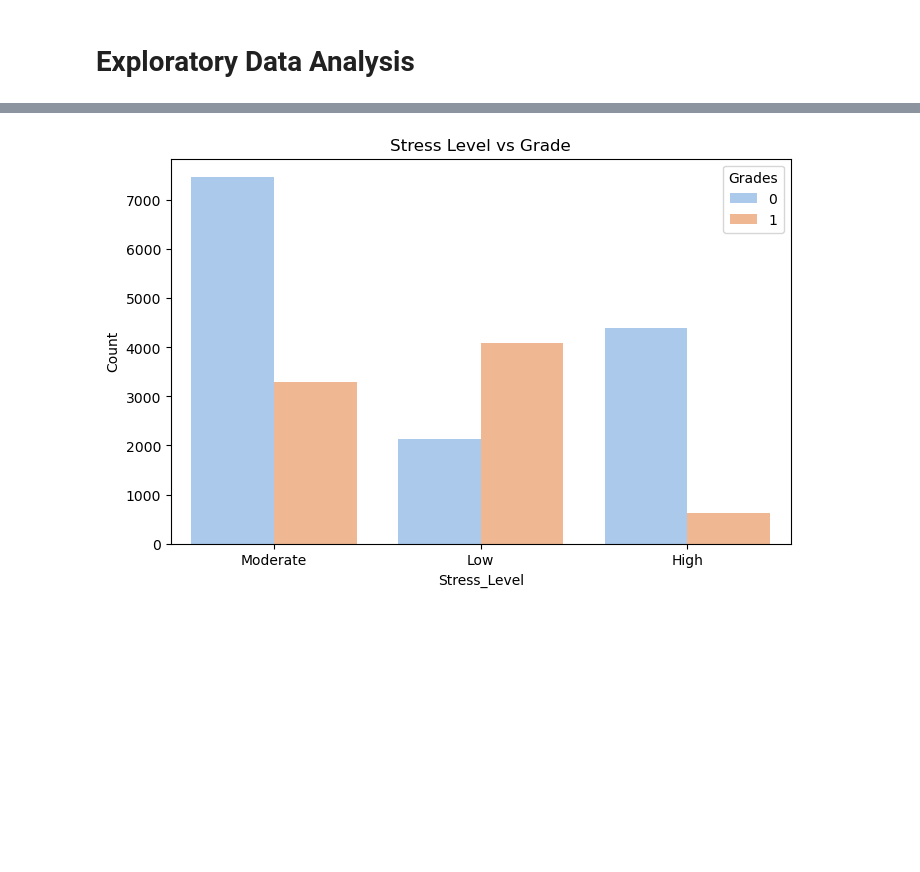
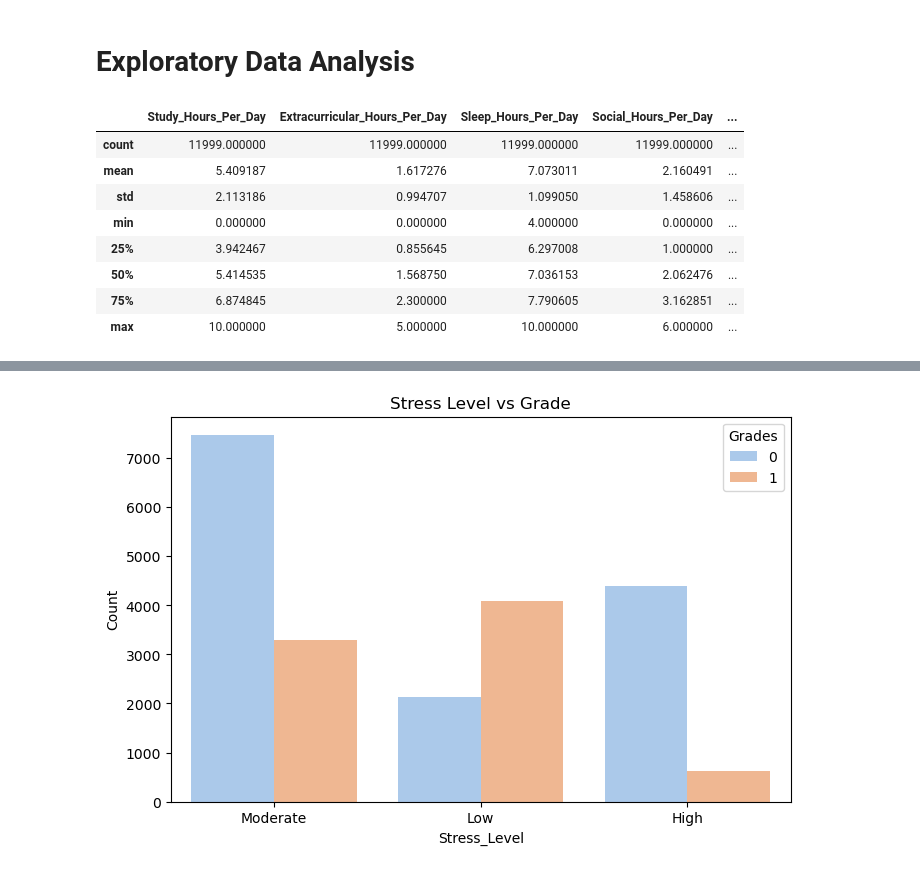
Before and after one commit to Alexpious/Study-Success-Predictor, a Jupyter notebook: StudySuccess Predictor .ipynb, the cells around one changed output, grey strips where cells are left out. Saved outputs shown, nothing was run; the diff lists cells and outputs as text; code cells hidden in the pictures; blank space fills up the shorter version.

```diff
--- a/StudySuccess Predictor .ipynb
+++ b/StudySuccess Predictor .ipynb
@@ -99,5 +124,17 @@ df.drop(columns=['Stress_Level', 'Grades']).round(2)
 # %% [markdown]
 # Exploratory Data Analysis
+# %%
+df.describe()
+# %% [output]
+|  | Study_Hours_Per_Day | Extracurricular_Hours_Per_Day | Sleep_Hours_Per_Day | Social_Hours_Per_Day | ... |
+| count | 11999.000000 | 11999.000000 | 11999.000000 | 11999.000000 | ... |
+| mean | 5.409187 | 1.617276 | 7.073011 | 2.160491 | ... |
+| std | 2.113186 | 0.994707 | 1.099050 | 1.458606 | ... |
+| min | 0.000000 | 0.000000 | 4.000000 | 0.000000 | ... |
+| 25% | 3.942467 | 0.855645 | 6.297008 | 1.000000 | ... |
+| 50% | 5.414535 | 1.568750 | 7.036153 | 2.062476 | ... |
+| 75% | 6.874845 | 2.300000 | 7.790605 | 3.162851 | ... |
+| max | 10.000000 | 5.000000 | 10.000000 | 6.000000 | ... |
 # %%
 #checking multicollinearity column
 
```
Also changed, not shown: parts of 14 cells of this notebook.
